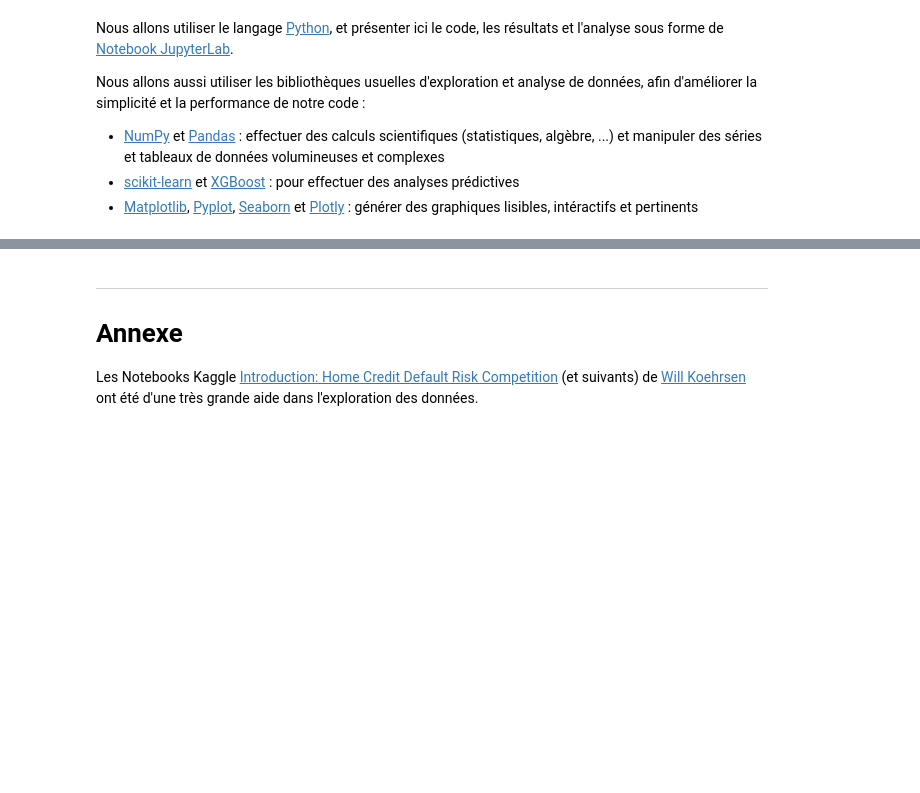
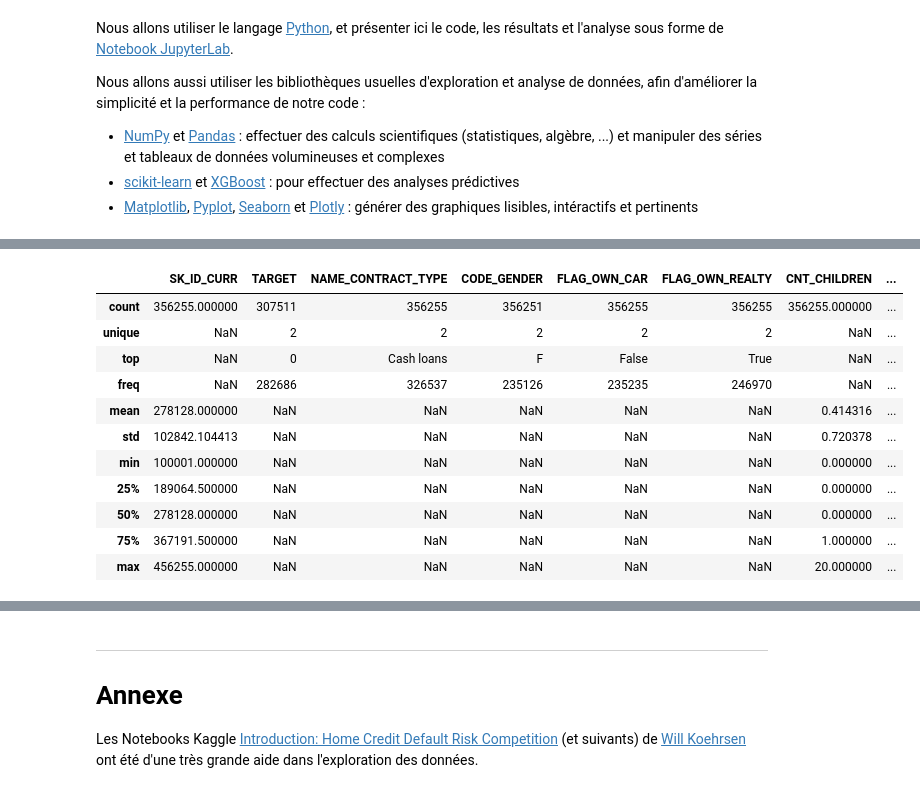
Before and after one commit to fleuryc/oc_ingenieur-ia_P4-Construisez-un-modele-de-scoring, a Jupyter notebook: notebooks/main.ipynb, the cells around one changed output, grey strips where cells are left out. Drawn from its saved outputs; the diff is of its cells as text; code cells hidden in the pictures; blank space fills up the shorter version.

```diff
--- a/notebooks/main.ipynb
+++ b/notebooks/main.ipynb
@@ -62,0 +89,88 @@ Les données sont fournies sous la forme de plusieurs fichiers CSV pouvant être
+# %%
+# Read column names
+application_train_column_names = pd.read_csv(
+    "../data/processed/application_train.csv", nrows=0
+).columns.values
+application_test_column_names = pd.read_csv(
+    "../data/processed/application_test.csv", nrows=0
+).columns.values
+
+# TARGET variable must be present in the Train datase
+if "TARGET" not in application_train_column_names:
+    raise ValueError(
+        "TARGET column not found in application_train.csv. Please check that the file is not corrupted."
+    )
+
+# SK_ID_CURR variable must be present in the Train datase
+if "SK_ID_CURR" not in application_train_column_names:
+    raise ValueError(
+        "SK_ID_CURR column not found in application_train_column_names.csv. Please check that the file is not corrupted."
+    )
+
+# Train and Test datasets must have the same variables, except for the TARGET variable
+if list(
+    application_train_column_names[application_train_column_names != "TARGET"]
+) != list(application_test_column_names):
+    raise ValueError(
+        "Column names in application_train.csv and application_test.csv do not match. Please check that the files are not corrupted."
+    )
+
+# Set column types according to fields description (../data/raw/HomeCredit_columns_description.csv)
+# Categorical variables
+column_types = {
+    col: "category"
+    for col in application_train_column_names
+    if col.startswith(("NAME_",))
+    or col.endswith(("_TYPE"))
+    or col
+    in [
+        "TARGET",
+        "CODE_GENDER",
+        "WEEKDAY_APPR_PROCESS_START",
+        "FONDKAPREMONT_MODE",
+        "HOUSETYPE_MODE",
+        "WALLSMATERIAL_MODE",
+        "EMERGENCYSTATE_MODE",
+    ]
+}
+# Boolean variables
+column_types |= {
+    col: bool
+    for col in application_train_column_names
+    if col.startswith(("FLAG_", "REG_", "LIVE_"))
+}
+
+# Load application data
+app_train_df = pd.read_csv(
+    "../data/processed/application_train.csv",
+    dtype=column_types,
+    true_values=["Y", "Yes", "1"],
+    false_values=["N", "No", "0"],
+    na_values=["XNA"],
+)
+app_test_df = pd.read_csv(
+    "../data/processed/application_test.csv",
+    dtype=column_types,
+    true_values=["Y", "Yes", "1"],
+    false_values=["N", "No", "0"],
+    na_values=["XNA"], # bad values
+)
+
+# Merge Train and Test datasets
+app_df = app_train_df.append(app_test_df)
+
+# Let's display basic statistical info about the data
+app_df.describe(include="all")
+# %% [output]
+|  | SK_ID_CURR | TARGET | NAME_CONTRACT_TYPE | CODE_GENDER | FLAG_OWN_CAR | FLAG_OWN_REALTY | CNT_CHILDREN | ... |
+| count | 356255.000000 | 307511 | 356255 | 356251 | 356255 | 356255 | 356255.000000 | ... |
+| unique | NaN | 2 | 2 | 2 | 2 | 2 | NaN | ... |
+| top | NaN | 0 | Cash loans | F | False | True | NaN | ... |
+| freq | NaN | 282686 | 326537 | 235126 | 235235 | 246970 | NaN | ... |
+| mean | 278128.000000 | NaN | NaN | NaN | NaN | NaN | 0.414316 | ... |
+| std | 102842.104413 | NaN | NaN | NaN | NaN | NaN | 0.720378 | ... |
+| min | 100001.000000 | NaN | NaN | NaN | NaN | NaN | 0.000000 | ... |
+| 25% | 189064.500000 | NaN | NaN | NaN | NaN | NaN | 0.000000 | ... |
+| 50% | 278128.000000 | NaN | NaN | NaN | NaN | NaN | 0.000000 | ... |
+| 75% | 367191.500000 | NaN | NaN | NaN | NaN | NaN | 1.000000 | ... |
+| max | 456255.000000 | NaN | NaN | NaN | NaN | NaN | 20.000000 | ... |
```
Also changed, not shown: parts of 11 cells of this notebook, 3 other files.
